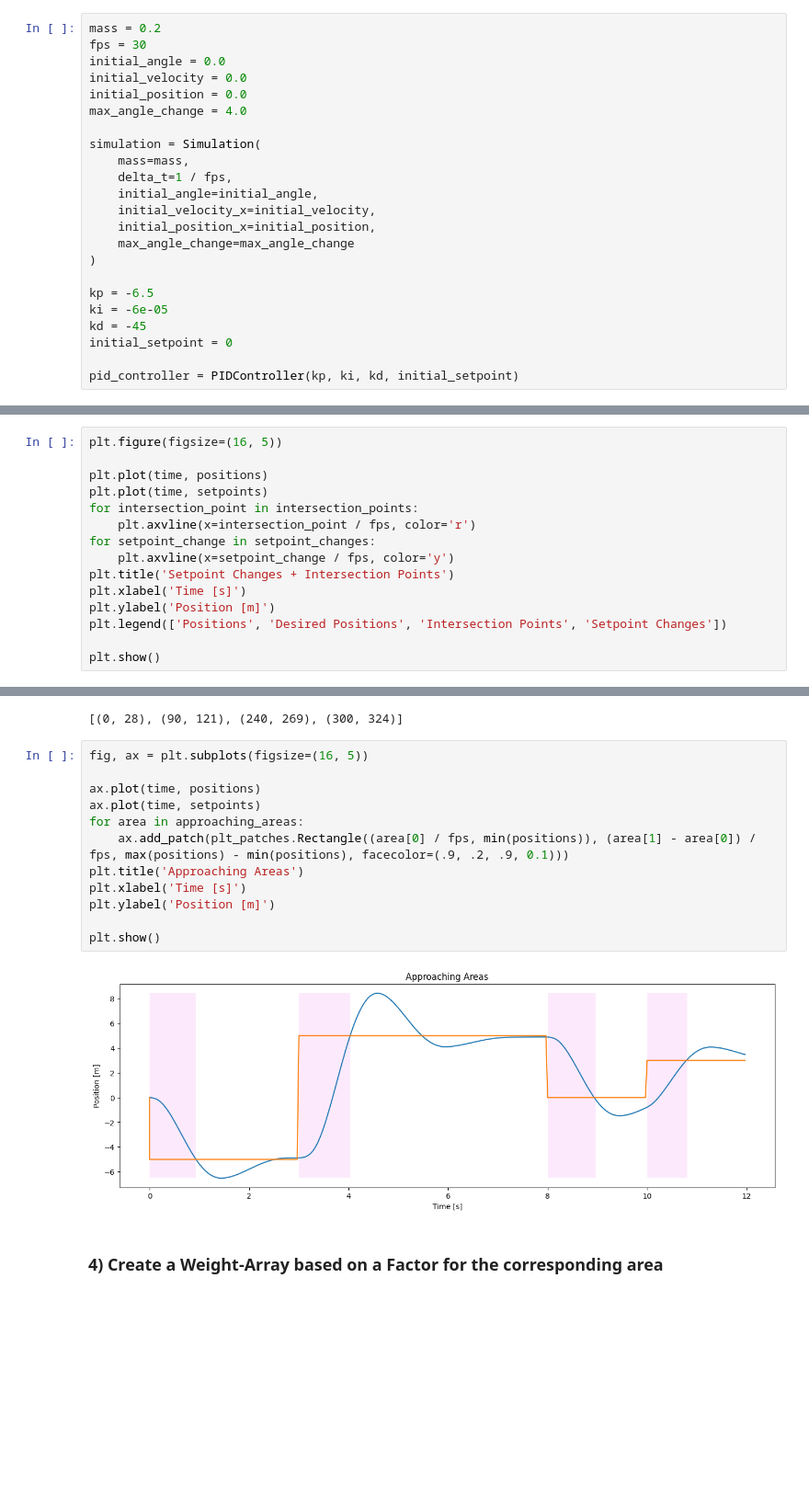
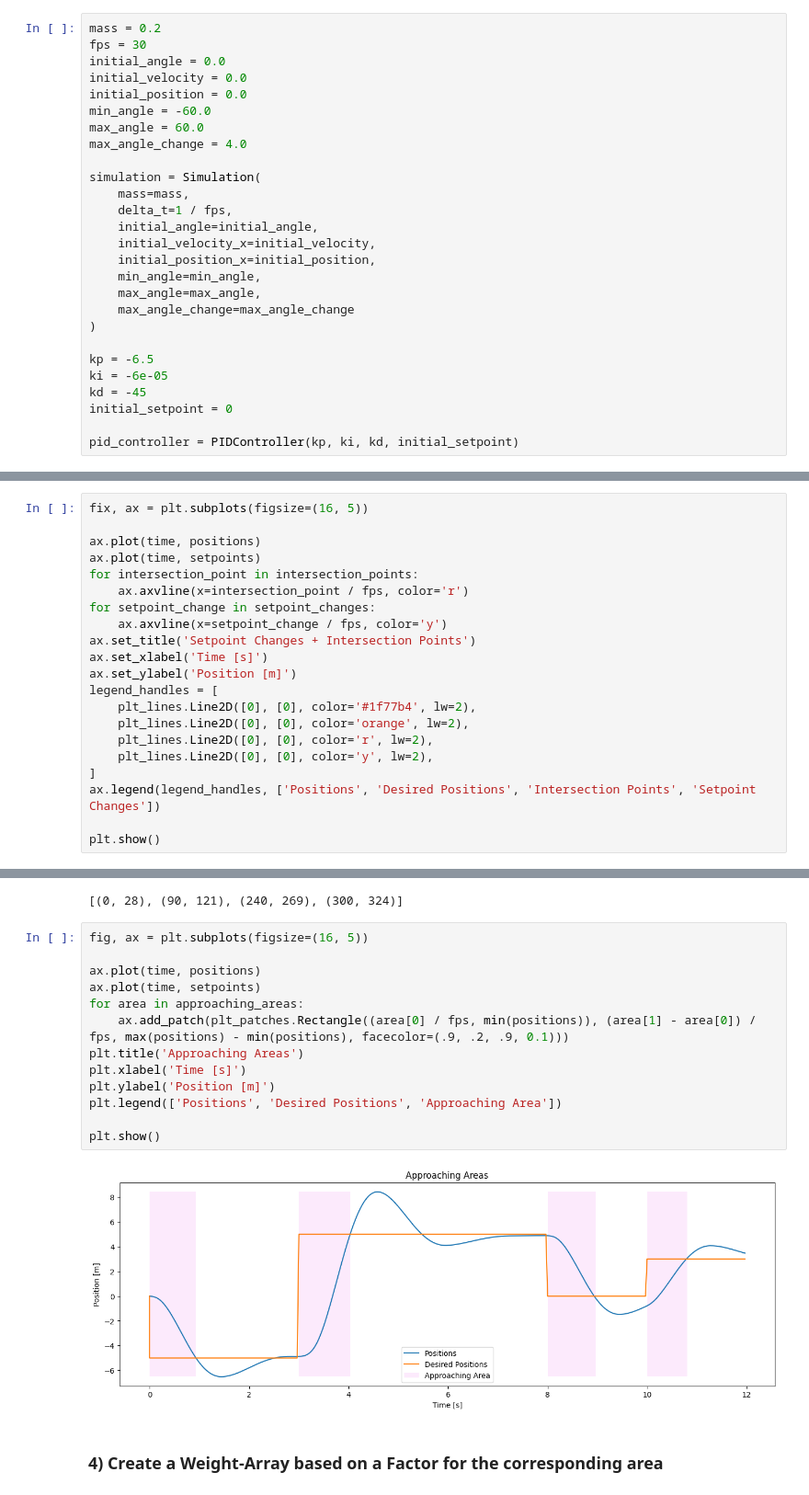
Before and after one commit to Graf-J/PID-Optimization, a Jupyter notebook: fitness_function.ipynb, the cells around one changed output, grey strips where cells are left out. Shown at 92% size. Cells and saved outputs as stored; diff of their text form; blank space fills up the shorter version.

```diff
--- a/fitness_function.ipynb
+++ b/fitness_function.ipynb
@@ -14,6 +15,8 @@ fps = 30
 initial_angle = 0.0
 initial_velocity = 0.0
 initial_position = 0.0
+min_angle = -60.0
+max_angle = 60.0
 max_angle_change = 4.0
 
 simulation = Simulation(
@@ -22,6 +25,8 @@ simulation = Simulation(
     initial_angle=initial_angle,
     initial_velocity_x=initial_velocity,
     initial_position_x=initial_position,
+    min_angle=min_angle,
+    max_angle=max_angle,
     max_angle_change=max_angle_change
 )
 
@@ -154,18 +159,24 @@ intersection_points / fps
 array([ 0.93333333,  2.53333333,  4.03333333,  5.5       ,  8.96666667,
        10.8       ])
 # %%
-plt.figure(figsize=(16, 5))
+fix, ax = plt.subplots(figsize=(16, 5))
 
-plt.plot(time, positions)
-plt.plot(time, setpoints)
+ax.plot(time, positions)
+ax.plot(time, setpoints)
 for intersection_point in intersection_points:
-    plt.axvline(x=intersection_point / fps, color='r')
+    ax.axvline(x=intersection_point / fps, color='r')
 for setpoint_change in setpoint_changes:
-    plt.axvline(x=setpoint_change / fps, color='y')
-plt.title('Setpoint Changes + Intersection Points')
-plt.xlabel('Time [s]')
-plt.ylabel('Position [m]')
-plt.legend(['Positions', 'Desired Positions', 'Intersection Points', 'Setpoint Changes'])
+    ax.axvline(x=setpoint_change / fps, color='y')
+ax.set_title('Setpoint Changes + Intersection Points')
+ax.set_xlabel('Time [s]')
+ax.set_ylabel('Position [m]')
+legend_handles = [
+    plt_lines.Line2D([0], [0], color='#1f77b4', lw=2),
+    plt_lines.Line2D([0], [0], color='orange', lw=2),
+    plt_lines.Line2D([0], [0], color='r', lw=2),
+    plt_lines.Line2D([0], [0], color='y', lw=2),
+]
+ax.legend(legend_handles, ['Positions', 'Desired Positions', 'Intersection Points', 'Setpoint Changes'])
 
 plt.show()
 # %% [output]
@@ -199,17 +210,18 @@ approaching_areas
 # %%
 fig, ax = plt.subplots(figsize=(16, 5))
 
 ax.plot(time, positions)
 ax.plot(time, setpoints)
 for area in approaching_areas:
     ax.add_patch(plt_patches.Rectangle((area[0] / fps, min(positions)), (area[1] - area[0]) / fps, max(positions) - min(positions), facecolor=(.9, .2, .9, 0.1)))
 plt.title('Approaching Areas')
 plt.xlabel('Time [s]')
 plt.ylabel('Position [m]')
+plt.legend(['Positions', 'Desired Positions', 'Approaching Area'])
 
 plt.show()
 # %% [output]
-[figure, old version]
+[figure, new version]
 # %% [markdown]
 ### 4) Create a Weight-Array based on a Factor for the corresponding area
 # %% [markdown]
```
Also changed, not shown: parts of 4 cells of this notebook, 2 other files.
